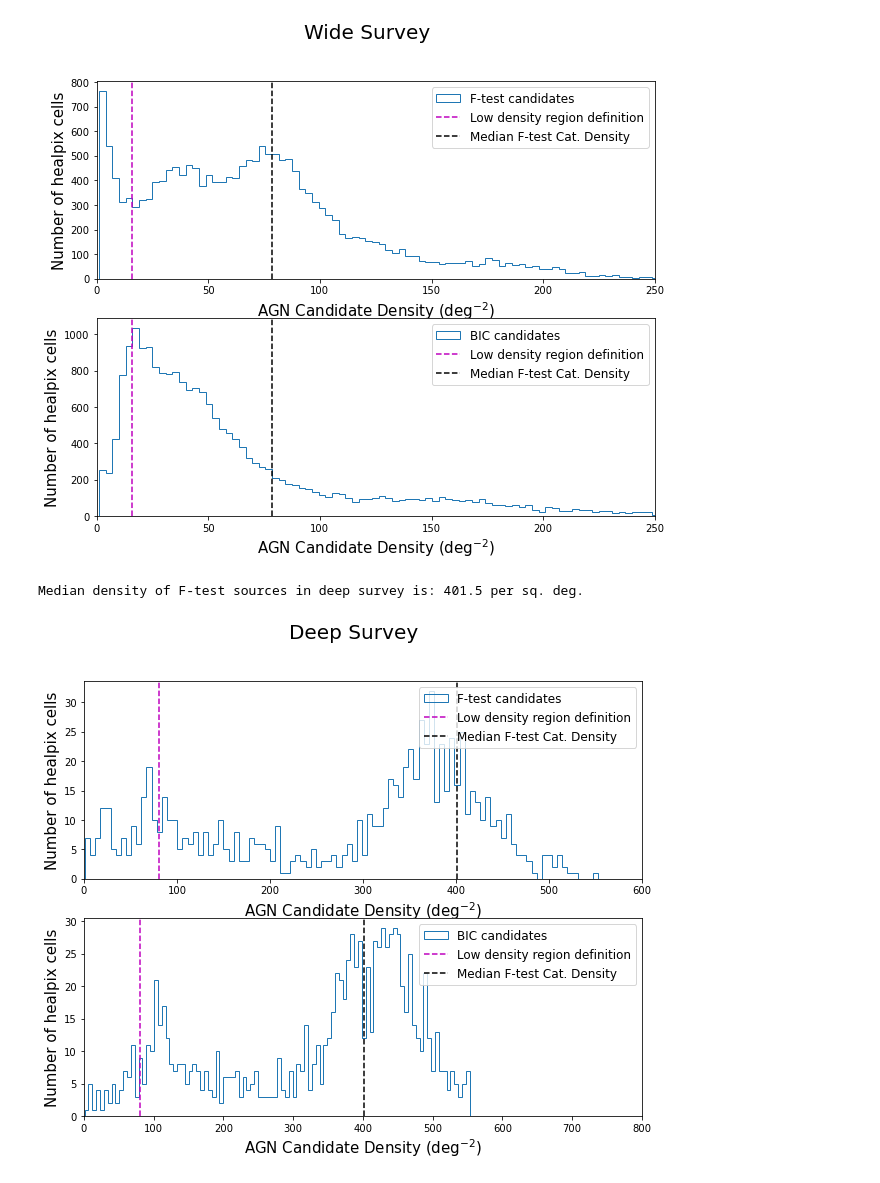
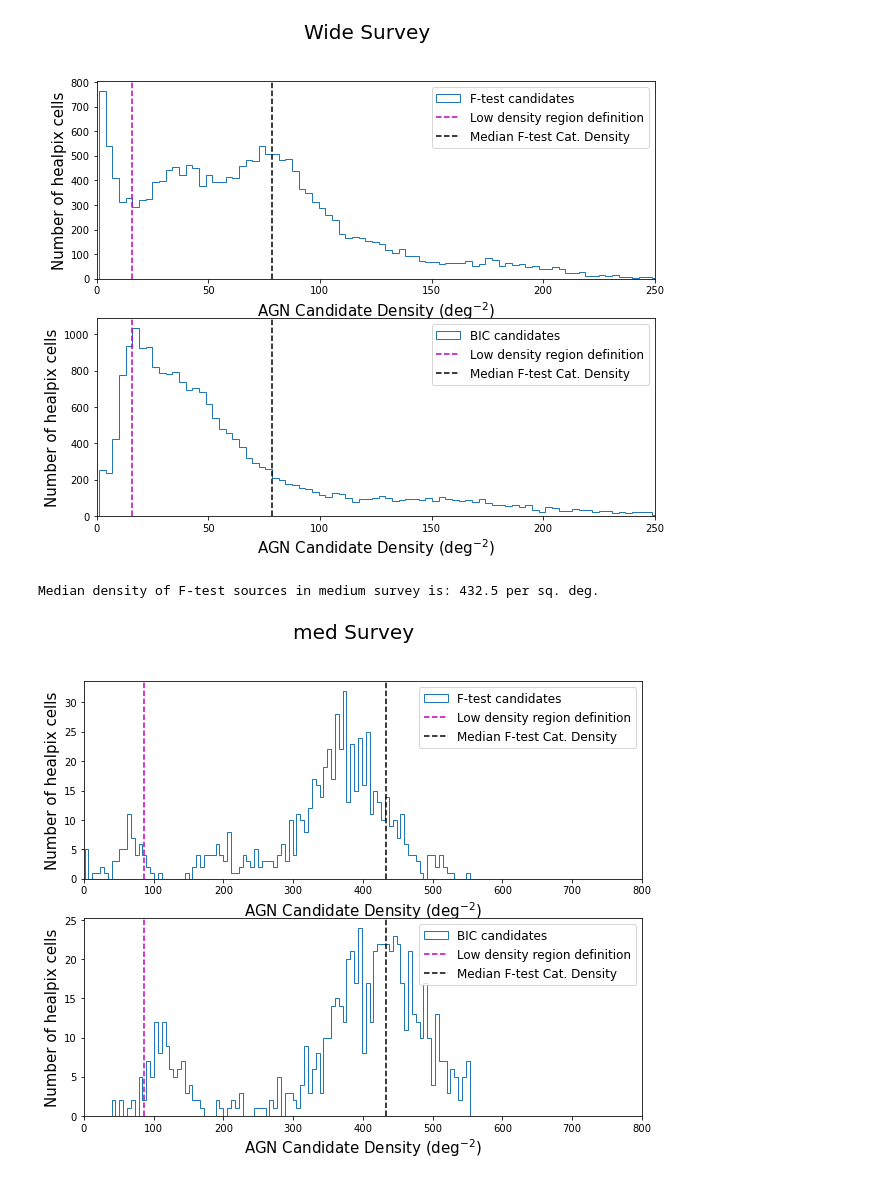
Before and after one commit to rjassef/ChANGES_SED_downselector, a Jupyter notebook: gap_definition.ipynb, the cells around one changed output. Cells and saved outputs as stored; diff of their text form; code cells hidden in the pictures.

Commit message:
Updated VIKING region and changed name to medium

```diff
--- a/gap_definition.ipynb
+++ b/gap_definition.ipynb
@@ -81,51 +81,51 @@ Bcat_deep = Bcat[Bcat['mag_auto_r']<22.5]
 # %%
-ra_min = 9. * 360./24.
-ra_max = 15.8 * 360./24.
+ra_min = 157.
+ra_max = 225.
 dec_min = -4.
 dec_max =  4.
 
-ra_F  = Fcat_deep['ra']
-dec_F = Fcat_deep['dec']
-ra_B  = Bcat_deep['ra']
-dec_B = Bcat_deep['dec']
+ra_F  = Fcat_med['ra']
+dec_F = Fcat_med['dec']
+ra_B  = Bcat_med['ra']
+dec_B = Bcat_med['dec']
 
-Fcat_deep = Fcat_deep[(ra_F>ra_min) & (dec_F>dec_min) & (ra_F<ra_max) & (dec_F<dec_max)]
-Bcat_deep = Bcat_deep[(ra_B>ra_min) & (dec_B>dec_min) & (ra_B<ra_max) & (dec_B<dec_max)]
+Fcat_med = Fcat_med[(ra_F>ra_min) & (dec_F>dec_min) & (ra_F<ra_max) & (dec_F<dec_max)]
+Bcat_med = Bcat_med[(ra_B>ra_min) & (dec_B>dec_min) & (ra_B<ra_max) & (dec_B<dec_max)]
 # %%
-Fcat_deep = remove_stars(Fcat_deep)
-h_F_deep = get_h(Fcat_deep,'ra','dec')
+Fcat_med = remove_stars(Fcat_med)
+h_F_med = get_h(Fcat_med,'ra','dec')
 
-Bcat_deep = remove_stars(Bcat_deep)
-h_B_deep = get_h(Bcat_deep,'ra','dec')
+Bcat_med = remove_stars(Bcat_med)
+h_B_med = get_h(Bcat_med,'ra','dec')
 # %%
 #Get the median densities.
-median_dens_F_deep = np.median(h_F_deep[h_F_deep>0])/area_per_pixel
-print("Median density of F-test sources in deep survey is: {:.1f} per sq. deg.".format(median_dens_F_deep))
+median_dens_F_med = np.median(h_F_med[h_F_med>0])/area_per_pixel
+print("Median density of F-test sources in medium survey is: {:.1f} per sq. deg.".format(median_dens_F_med))
 # %% [output]
-Median density of F-test sources in deep survey is: 401.5 per sq. deg.
+Median density of F-test sources in medium survey is: 432.5 per sq. deg.
 # %%
 fig, axs = plt.subplots(2, figsize=(10,8))
 
-_, bins, _ = axs[0].hist(h_F_deep[h_F_deep>0], bins=100, histtype='step', label='F-test candidates')
-axs[0].set_xlim([0,600])
+_, bins, _ = axs[0].hist(h_F_med[h_F_med>0], bins=100, histtype='step', label='F-test candidates')
+axs[0].set_xlim([0,800])
 axs[0].set_ylim(axs[0].get_ylim())
-axs[0].plot([0.2*median_dens_F_deep]*2, axs[0].get_ylim(),'m--', label='Low density region definition')
-axs[0].plot([median_dens_F_deep]*2    , axs[0].get_ylim(),'k--', label='Median F-test Cat. Density')
+axs[0].plot([0.2*median_dens_F_med]*2, axs[0].get_ylim(),'m--', label='Low density region definition')
+axs[0].plot([median_dens_F_med]*2    , axs[0].get_ylim(),'k--', label='Median F-test Cat. Density')
 axs[0].legend(fontsize=12)
 axs[0].set_xlabel(r"AGN Candidate Density (deg$^{-2}$)", fontsize=15)
 axs[0].set_ylabel("Number of healpix cells", fontsize=15)
 
-axs[1].hist(h_B_deep[h_B_deep>0], bins=bins, histtype='step', label='BIC candidates')
+axs[1].hist(h_B_med[h_B_med>0], bins=bins, histtype='step', label='BIC candidates')
 axs[1].set_xlim([0,800])
 axs[1].set_ylim(axs[1].get_ylim())
-axs[1].plot([0.2*median_dens_F_deep]*2, axs[1].get_ylim(),'m--', label='Low density region definition')
-axs[1].plot([median_dens_F_deep]*2    , axs[1].get_ylim(),'k--', label='Median F-test Cat. Density')
+axs[1].plot([0.2*median_dens_F_med]*2, axs[1].get_ylim(),'m--', label='Low density region definition')
+axs[1].plot([median_dens_F_med]*2    , axs[1].get_ylim(),'k--', label='Median F-test Cat. Density')
 axs[1].legend(fontsize=12)
 axs[1].set_xlabel(r"AGN Candidate Density (deg$^{-2}$)", fontsize=15)
 axs[1].set_ylabel("Number of healpix cells", fontsize=15)
 
-fig.suptitle("Deep Survey", fontsize=20)
+fig.suptitle("med Survey", fontsize=20)
 
 plt.show()
 # %% [output]
-[figure, old version]
+[figure, new version]
```
Also changed, not shown: parts of 1 cell of this notebook, 6 other files.
